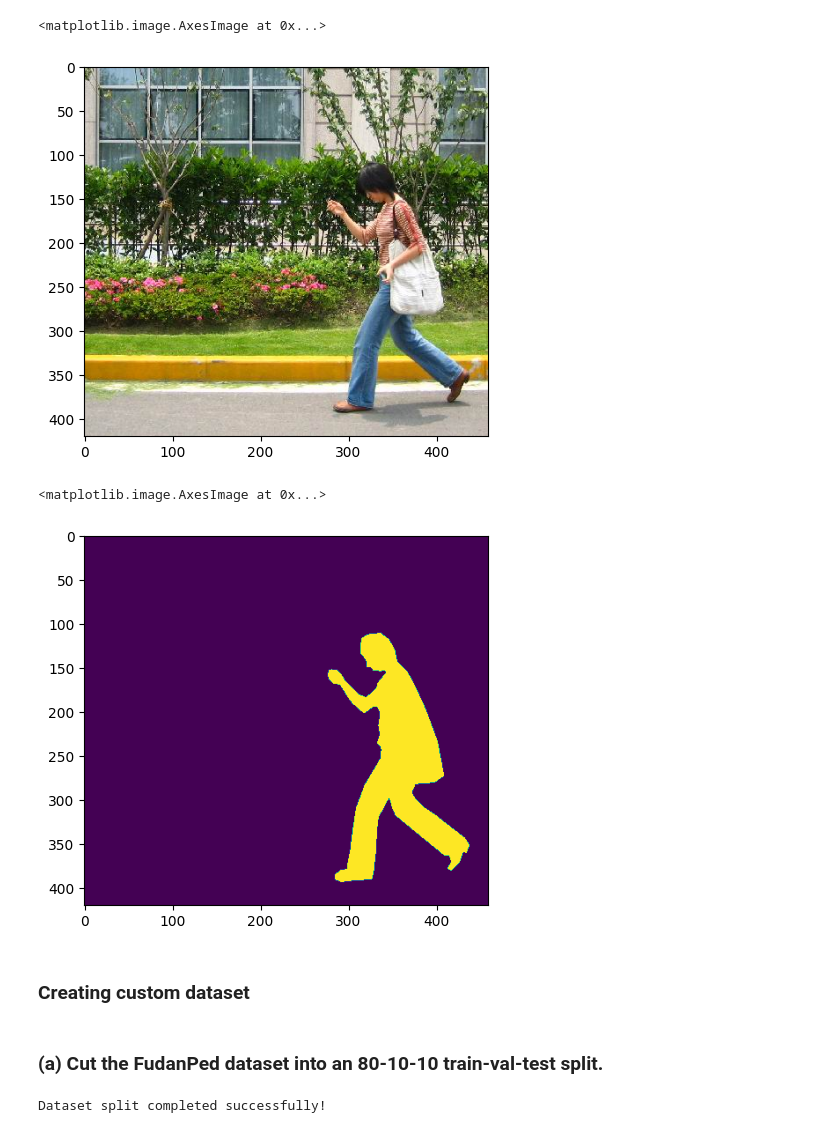
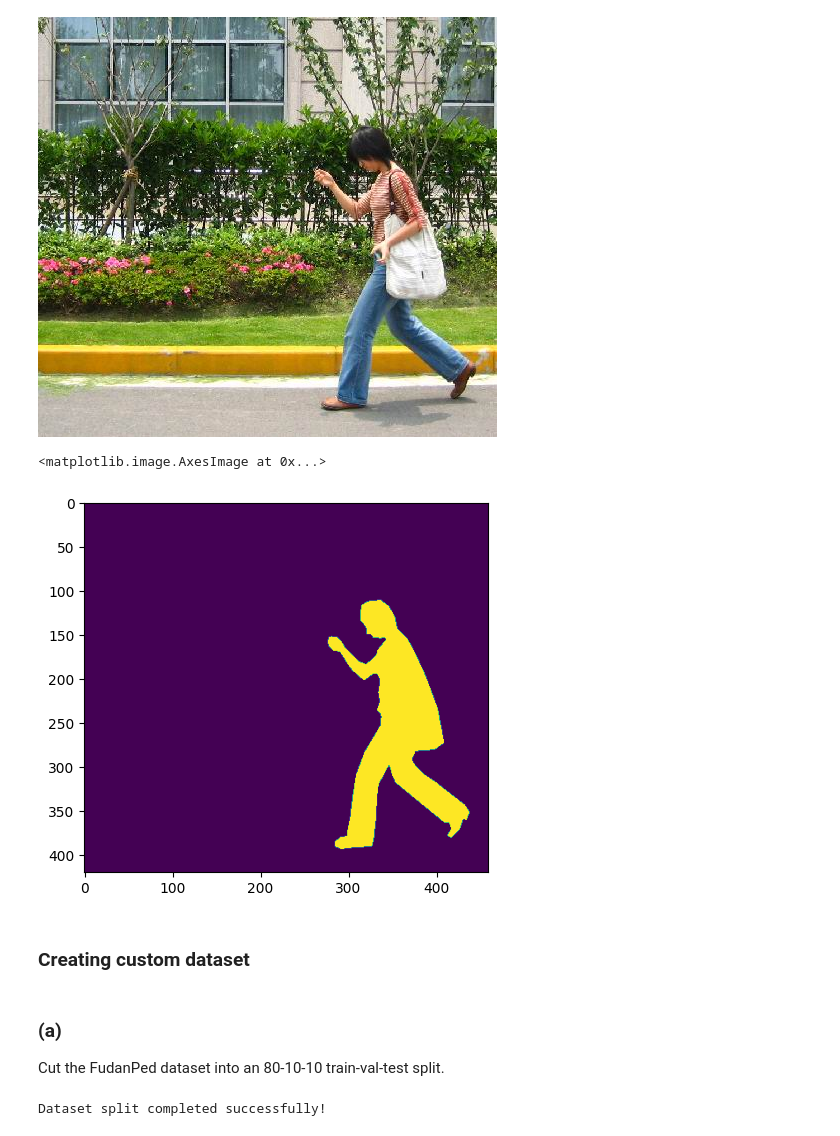
Before and after one commit to avani1998/ECE-6123-Image-and-Video-Processing, a Jupyter notebook: homework4.ipynb, the cells around one changed output. Saved outputs shown, nothing was run; the diff lists cells and outputs as text; code cells hidden in the pictures.

```diff
--- a/homework4.ipynb
+++ b/homework4.ipynb
@@ -39,15 +21,13 @@ Archive:  /content/drive/MyDrive/PennFudanPed.zip
+# %%
+Image.open('/content/PennFudanPed/PNGImages/FudanPed00011.png')
+# %% [output]
+[figure, added]
 # %%
-img = plt.imread('/content/PennFudanPed/PNGImages/FudanPed00011.png')
-plt.imshow(img)
+mask_show = plt.imread('/content/PennFudanPed/PedMasks/FudanPed00011_mask.png')
+plt.imshow(mask_show)
 # %% [output]
 <matplotlib.image.AxesImage at 0x...>
-[figure, old version]
+[figure, new version]
-# %%
-img = plt.imread('/content/PennFudanPed/PedMasks/FudanPed00011_mask.png')
-plt.imshow(img)
-# %% [output]
-<matplotlib.image.AxesImage at 0x...>
-[figure, removed]
 # %% [markdown]
 ### Creating custom dataset
 # %%
@@ -100,7 +84,8 @@ mkdir "/content/test"
 mkdir "/content/test/PNGImages"
 mkdir "/content/test/PedMasks"
 # %% [markdown]
-### (a) Cut the FudanPed dataset into an 80-10-10 train-val-test split.
+### (a)
+Cut the FudanPed dataset into an 80-10-10 train-val-test split.
 # %%
 # Set the source directories for the images and masks
 image_dir = "/content/PennFudanPed/PNGImages"
```
Also changed, not shown: parts of 9 cells of this notebook.
